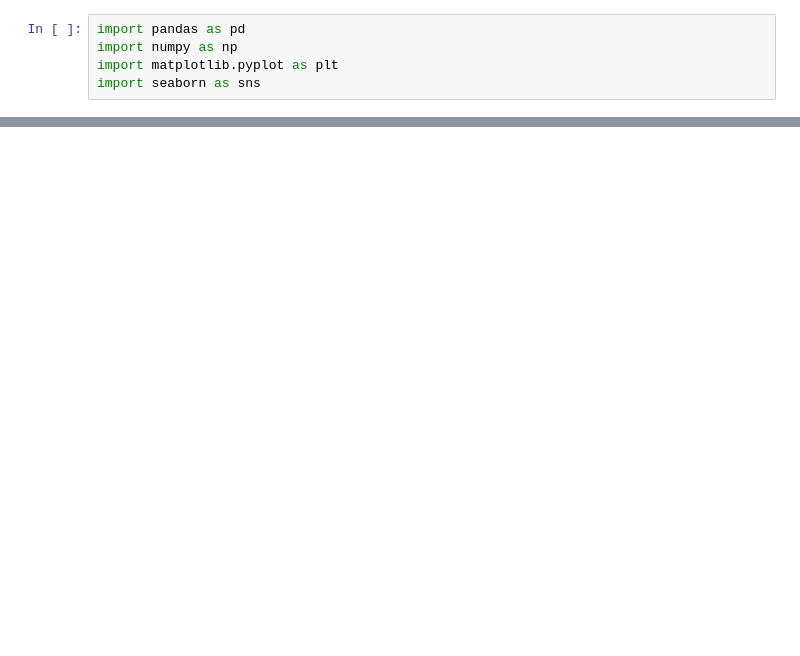
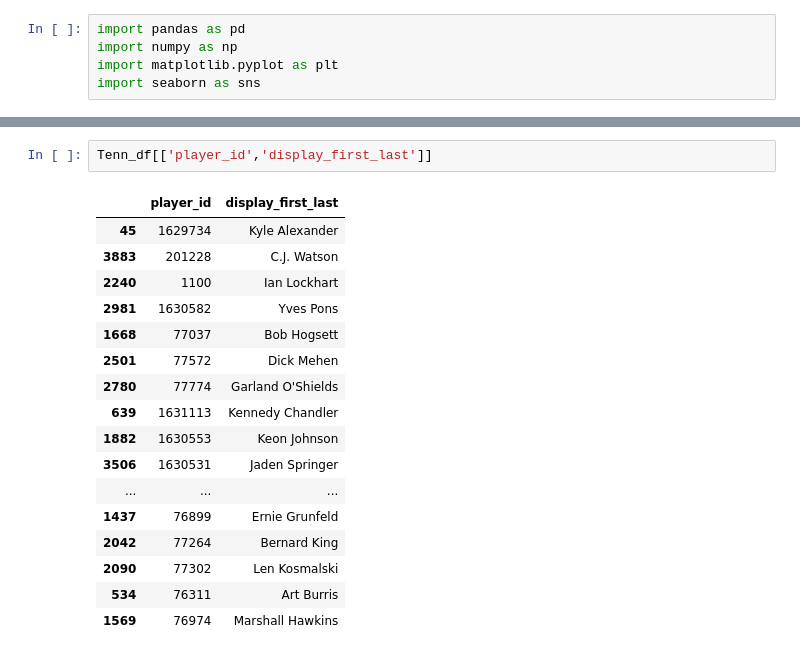
Before and after one commit to wileymartin/NBA, a Jupyter notebook: NBA.ipynb, the cells around one changed output, grey strips where cells are left out. Drawn from its saved outputs; the diff is of its cells as text; blank space fills up the shorter version.

```diff
--- a/NBA.ipynb
+++ b/NBA.ipynb
@@ -72,0 +120,20 @@ SyntaxError: unmatched ']' (1114389657.py, line 1)
+# %%
+Tenn_df[['player_id','display_first_last']]
+# %% [output]
+|  | player_id | display_first_last |
+| 45 | 1629734 | Kyle Alexander |
+| 3883 | 201228 | C.J. Watson |
+| 2240 | 1100 | Ian Lockhart |
+| 2981 | 1630582 | Yves Pons |
+| 1668 | 77037 | Bob Hogsett |
+| 2501 | 77572 | Dick Mehen |
+| 2780 | 77774 | Garland O'Shields |
+| 639 | 1631113 | Kennedy Chandler |
+| 1882 | 1630553 | Keon Johnson |
+| 3506 | 1630531 | Jaden Springer |
+| ... | ... | ... |
+| 1437 | 76899 | Ernie Grunfeld |
+| 2042 | 77264 | Bernard King |
+| 2090 | 77302 | Len Kosmalski |
+| 534 | 76311 | Art Burris |
+| 1569 | 76974 | Marshall Hawkins |
```
Also changed, not shown: parts of 26 cells of this notebook.
